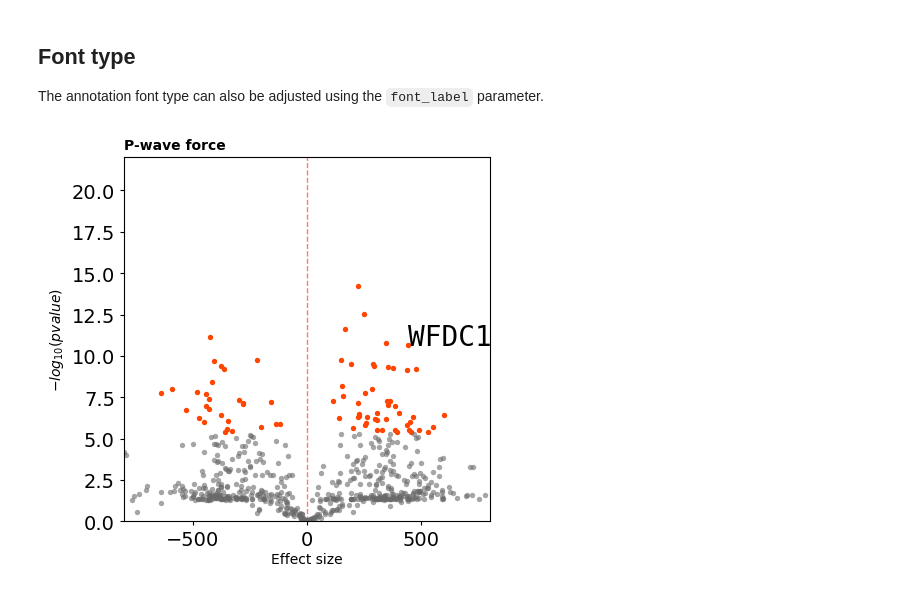
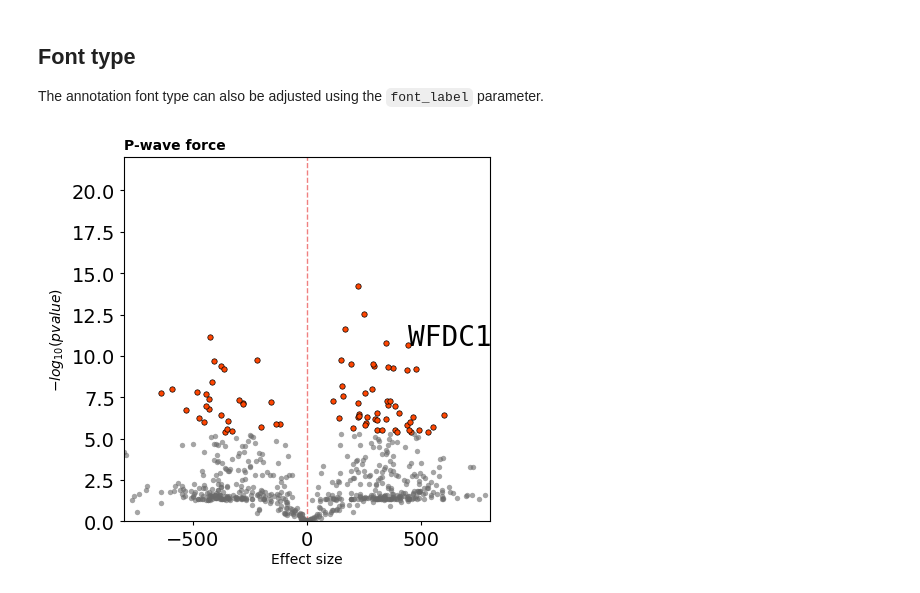
Before and after one commit to afschmidt/plot-misc, a Jupyter notebook: resources/examples/volcanoplot.ipynb, the cells around one changed output. Saved outputs shown, nothing was run; the diff lists cells and outputs as text; code cells hidden in the pictures.

```diff
--- a/resources/examples/volcanoplot.ipynb
+++ b/resources/examples/volcanoplot.ipynb
@@ -116,30 +114,30 @@ ax.tick_params(axis='x', labelsize=ANNOT_SIZE[6], length=TL)
 ## Font type
 The annotation font type can also be adjusted using the `font_label` parameter.
 # %%
-# Different fot for the dot annotation
+# Different font for the dot annotation
 fig, ax = plt.subplots(1, 1, figsize=(12 * CMTOINCH, 12 * CMTOINCH))
 # make sure to set the xlim before plotting
 ax.set_xlim(XLIM)
 # title
 _, _ = volcano.plot_volcano(data,y_column='pvalue_log10',
                                 x_column='point',
                                 ylim = YLIM,
-                                col=COLOURS,
                                 msize=ANNOT_SIZE[3],
                                 alpha=SIGNIFICANCE,
                                 xlab='Effect size', ylab=r'$-log_{10}(pvalue)$',
                                 ax=ax,
                                 point_label='label',
                                 index_label=index,
+                                scatter_sig_kwargs_dict={"edgecolor":"black", "linewidths":0.5,},
                                 # THIS IS NEW!
                                 font_label="DejaVu Sans Mono",
                                 lsize=20,
                                 )
 # add title
 ax.set_title(TITLE, loc='left', y=1.00, fontsize=ANNOT_SIZE[2],
              fontdict={'fontweight': 'bold'})
 ax.xaxis.labelpad = 2
 ax.tick_params(axis='y', labelsize=ANNOT_SIZE[5], length=TL)
 ax.tick_params(axis='x', labelsize=ANNOT_SIZE[6], length=TL)
 # %% [output]
-[figure, old version]
+[figure, new version]
```
Also changed, not shown: parts of 3 cells of this notebook, 1 other file.
